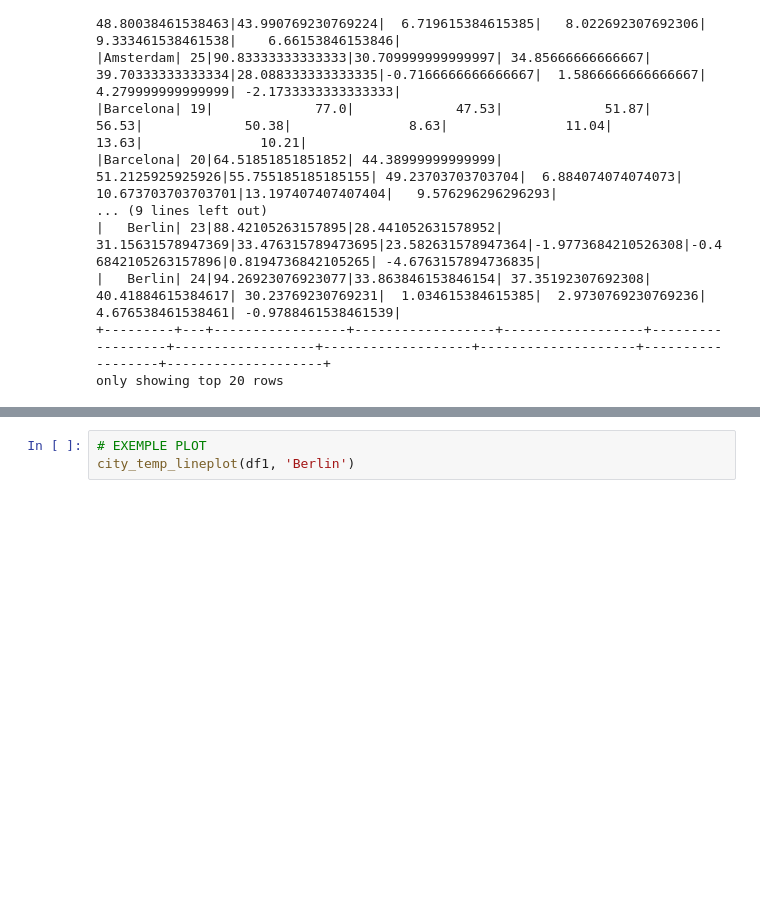
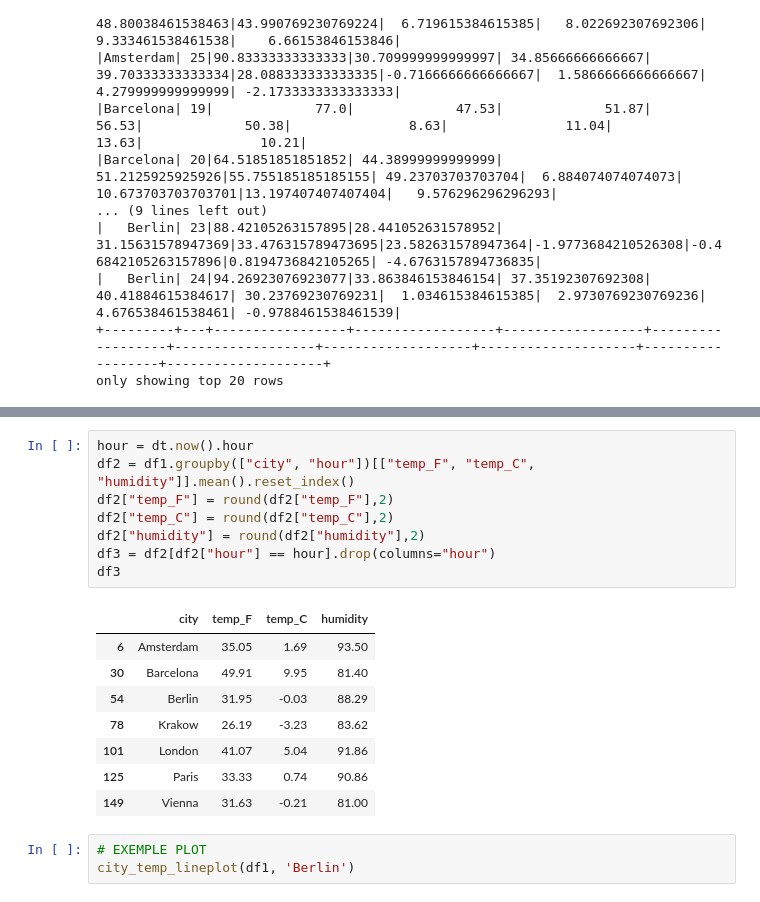
Before and after one commit to felipedmnq/streaming-weather-kafka, a Jupyter notebook: pyspark/notebooks/pyspark_analysis.ipynb, the cells around one changed output, grey strips where cells are left out. Saved outputs shown, nothing was run; the diff lists cells and outputs as text; blank space fills up the shorter version.

```diff
--- a/pyspark/notebooks/pyspark_analysis.ipynb
+++ b/pyspark/notebooks/pyspark_analysis.ipynb
@@ -202,3 +218,20 @@ df1.head()
+# %%
+hour = dt.now().hour
+df2 = df1.groupby(["city", "hour"])[["temp_F", "temp_C", "humidity"]].mean().reset_index()
+df2["temp_F"] = round(df2["temp_F"],2)
+df2["temp_C"] = round(df2["temp_C"],2)
+df2["humidity"] = round(df2["humidity"],2)
+df3 = df2[df2["hour"] == hour].drop(columns="hour")
+df3
+# %% [output]
+|  | city | temp_F | temp_C | humidity |
+| 6 | Amsterdam | 35.05 | 1.69 | 93.50 |
+| 30 | Barcelona | 49.91 | 9.95 | 81.40 |
+| 54 | Berlin | 31.95 | -0.03 | 88.29 |
+| 78 | Krakow | 26.19 | -3.23 | 83.62 |
+| 101 | London | 41.07 | 5.04 | 91.86 |
+| 125 | Paris | 33.33 | 0.74 | 90.86 |
+| 149 | Vienna | 31.63 | -0.21 | 81.00 |
 # %%
 # EXEMPLE PLOT
 city_temp_lineplot(df1, 'Berlin')
```
Also changed, not shown: parts of 12 cells of this notebook.
